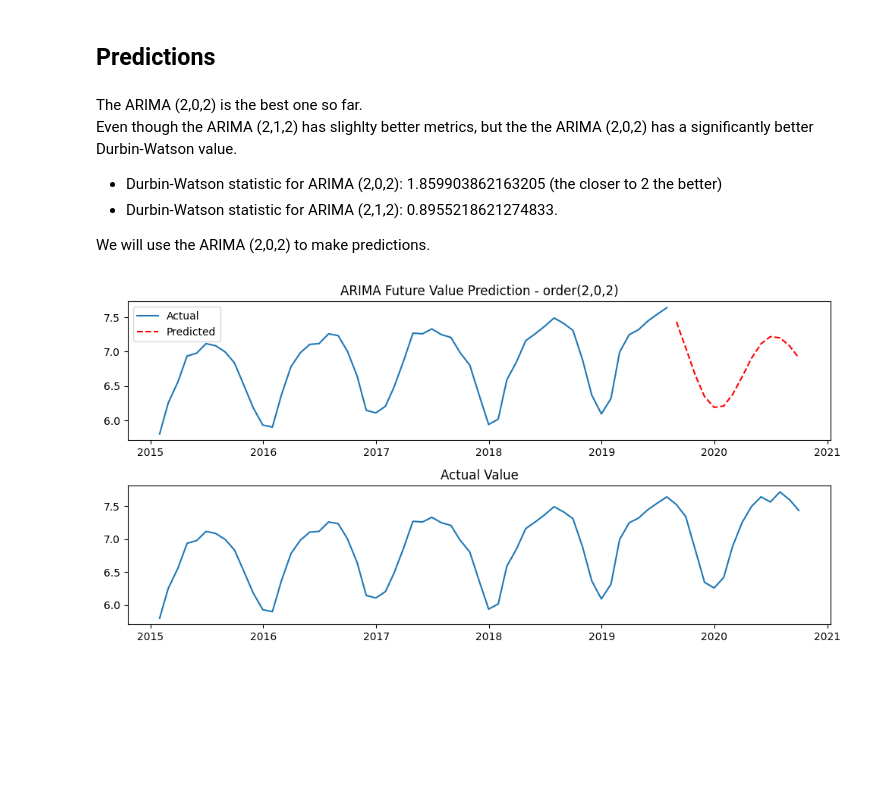
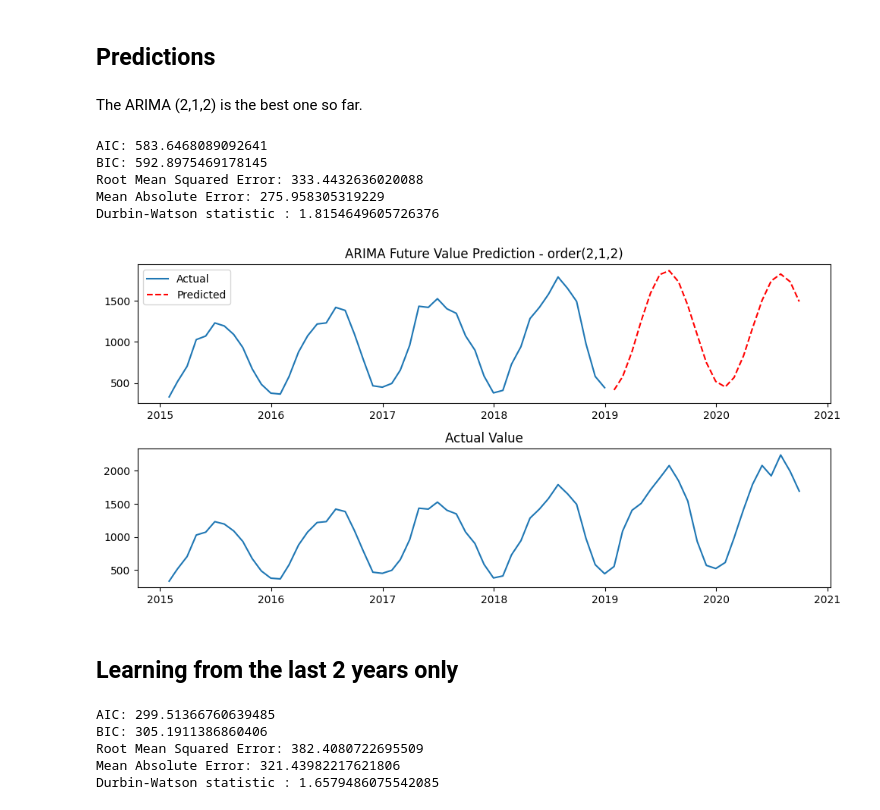
Before and after one commit to mostafa-fallaha/time-series, a Jupyter notebook: Arima_Solar_Energy/arima.ipynb, the cells around one changed output. Cells and saved outputs as stored; diff of their text form; code cells hidden in the pictures; blank space fills up the shorter version.

```diff
--- a/Arima_Solar_Energy/arima.ipynb
+++ b/Arima_Solar_Energy/arima.ipynb
@@ -239,6 +256,6 @@ from sklearn.metrics import mean_absolute_error, root_mean_squared_error
 # %%
-train_size = int(len(ts_log) * 0.8)
-train, test = ts_log[:train_size], ts_log[train_size:]
+# train_size = int(len(ts) * 0.8)
+train, test = ts[:'2018'], ts['2019':]
 # %% [markdown]
 #### ARIMA (1,0,1)   *(just for testing)*
 # %%
@@ -343,31 +360,41 @@ plt.legend(loc='best')
 # %% [markdown]
 ## Predictions
 # %% [markdown]
-The ARIMA (2,0,2) is the best one so far.
-<br>
-Even though the ARIMA (2,1,2) has slighlty better metrics, but the the ARIMA (2,0,2) has a significantly better Durbin-Watson value.
-- Durbin-Watson statistic for ARIMA (2,0,2): 1.859903862163205 (the closer to 2 the better)
-- Durbin-Watson statistic for ARIMA (2,1,2): 0.8955218621274833.
-
-
-We will use the ARIMA (2,0,2) to make predictions.
+The ARIMA (2,1,2) is the best one so far.
 # %%
-model = ARIMA(train, order=(2,0,2))
-results_arima = model.fit()
+model = ARIMA(train, order=(2,1,2))
+results_arima = model.fit(method_kwargs={"maxiter": 500})
 # %%
 ts_predict = results_arima.forecast(steps=len(test))
+
+print("AIC:", results_arima.aic)
+print("BIC:", results_arima.bic)
+
+rmse = root_mean_squared_error(test, ts_predict)
+mae = mean_absolute_error(test, ts_predict)
+print(f'Root Mean Squared Error: {rmse}')
+print(f'Mean Absolute Error: {mae}')
+print("Durbin-Watson statistic :", durbin_watson(results_arima.resid))
+# %% [output]
+AIC: 583.6468089092641
+BIC: 592.8975469178145
+Root Mean Squared Error: 333.4432636020088
+Mean Absolute Error: 275.958305319229
+Durbin-Watson statistic : 1.8154649605726376
 # %%
 plt.figure(figsize=(10, 5))
 plt.subplot(2,1,1)
-plt.title('ARIMA Future Value Prediction - order(2,0,2)')
+plt.title('ARIMA Future Value Prediction - order(2,1,2)')
 plt.plot(train, label='Actual')
 plt.plot(ts_predict, 'r--', label='Predicted')
 plt.legend(loc='best')
 
 plt.subplot(2,1,2)
 plt.title('Actual Value')
-plt.plot(ts_log)
+plt.plot(ts)
 
 plt.tight_layout(pad=1)
 # %% [output]
-[figure, old version]
+[figure, new version]
+# %% [markdown]
+## Learning from the last 2 years only
@@ -373,0 +407,17 @@ plt.tight_layout(pad=1)
+# %%
+ts_predict_2 = results_arima_2.forecast(steps=len(test_2))
+
+print("AIC:", results_arima_2.aic)
+print("BIC:", results_arima_2.bic)
+
+rmse = root_mean_squared_error(test_2, ts_predict_2)
+mae = mean_absolute_error(test_2, ts_predict_2)
+print(f'Root Mean Squared Error: {rmse}')
+print(f'Mean Absolute Error: {mae}')
+print("Durbin-Watson statistic :", durbin_watson(results_arima_2.resid))
+# %% [output]
+AIC: 299.51366760639485
+BIC: 305.1911386860406
+Root Mean Squared Error: 382.4080722695509
+Mean Absolute Error: 321.43982217621806
+Durbin-Watson statistic : 1.6579486075542085
```
Also changed, not shown: parts of 24 cells of this notebook, 7 other files.
